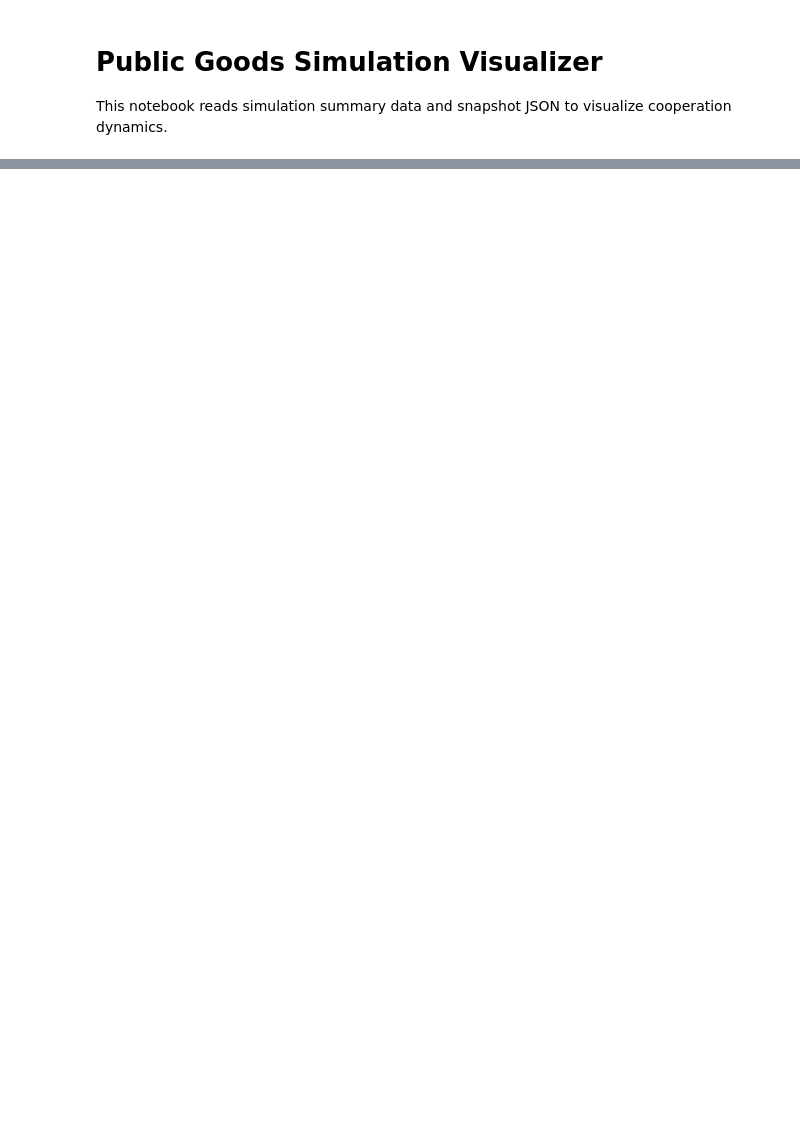
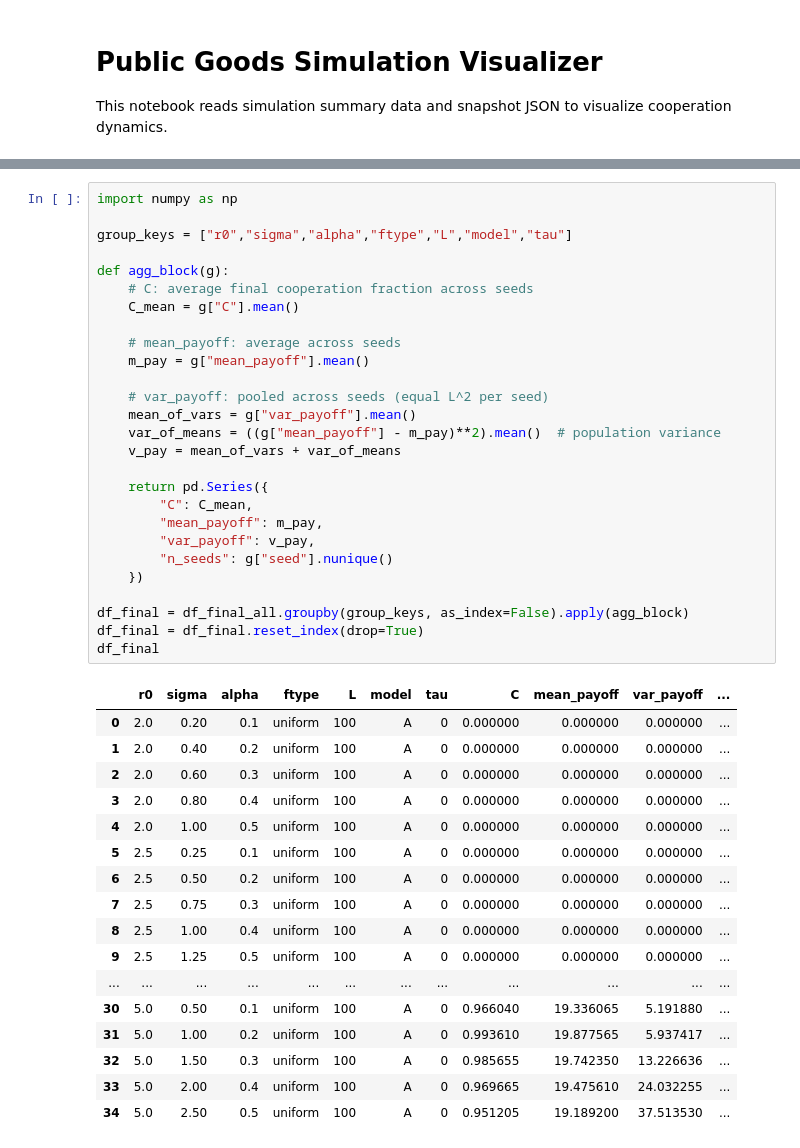
Before and after one commit to artermi/SVT_PGG, a Jupyter notebook: public_goods_visualizer.ipynb, the cells around one changed output, grey strips where cells are left out. Drawn from its saved outputs; the diff is of its cells as text; blank space fills up the shorter version.

```diff
--- a/public_goods_visualizer.ipynb
+++ b/public_goods_visualizer.ipynb
@@ -76,3 +104,48 @@ df_final
+# %%
+import numpy as np
+
+group_keys = ["r0","sigma","alpha","ftype","L","model","tau"]
+
+def agg_block(g):
+    # C: average final cooperation fraction across seeds
+    C_mean = g["C"].mean()
+
+    # mean_payoff: average across seeds
+    m_pay = g["mean_payoff"].mean()
+
+    # var_payoff: pooled across seeds (equal L^2 per seed)
+    mean_of_vars = g["var_payoff"].mean()
+    var_of_means = ((g["mean_payoff"] - m_pay)**2).mean()  # population variance
+    v_pay = mean_of_vars + var_of_means
+
+    return pd.Series({
+        "C": C_mean,
+        "mean_payoff": m_pay,
+        "var_payoff": v_pay,
+        "n_seeds": g["seed"].nunique()
+    })
+
+df_final = df_final_all.groupby(group_keys, as_index=False).apply(agg_block)
+df_final = df_final.reset_index(drop=True)
+df_final
+# %% [output]
+|  | r0 | sigma | alpha | ftype | L | model | tau | C | mean_payoff | var_payoff | ... |
+| 0 | 2.0 | 0.20 | 0.1 | uniform | 100 | A | 0 | 0.000000 | 0.000000 | 0.000000 | ... |
+| 1 | 2.0 | 0.40 | 0.2 | uniform | 100 | A | 0 | 0.000000 | 0.000000 | 0.000000 | ... |
+| 2 | 2.0 | 0.60 | 0.3 | uniform | 100 | A | 0 | 0.000000 | 0.000000 | 0.000000 | ... |
+| 3 | 2.0 | 0.80 | 0.4 | uniform | 100 | A | 0 | 0.000000 | 0.000000 | 0.000000 | ... |
+| 4 | 2.0 | 1.00 | 0.5 | uniform | 100 | A | 0 | 0.000000 | 0.000000 | 0.000000 | ... |
+| 5 | 2.5 | 0.25 | 0.1 | uniform | 100 | A | 0 | 0.000000 | 0.000000 | 0.000000 | ... |
+| 6 | 2.5 | 0.50 | 0.2 | uniform | 100 | A | 0 | 0.000000 | 0.000000 | 0.000000 | ... |
+| 7 | 2.5 | 0.75 | 0.3 | uniform | 100 | A | 0 | 0.000000 | 0.000000 | 0.000000 | ... |
+| 8 | 2.5 | 1.00 | 0.4 | uniform | 100 | A | 0 | 0.000000 | 0.000000 | 0.000000 | ... |
+| 9 | 2.5 | 1.25 | 0.5 | uniform | 100 | A | 0 | 0.000000 | 0.000000 | 0.000000 | ... |
+| ... | ... | ... | ... | ... | ... | ... | ... | ... | ... | ... | ... |
+| 30 | 5.0 | 0.50 | 0.1 | uniform | 100 | A | 0 | 0.966040 | 19.336065 | 5.191880 | ... |
+| 31 | 5.0 | 1.00 | 0.2 | uniform | 100 | A | 0 | 0.993610 | 19.877565 | 5.937417 | ... |
+| 32 | 5.0 | 1.50 | 0.3 | uniform | 100 | A | 0 | 0.985655 | 19.742350 | 13.226636 | ... |
+| 33 | 5.0 | 2.00 | 0.4 | uniform | 100 | A | 0 | 0.969665 | 19.475610 | 24.032255 | ... |
+| 34 | 5.0 | 2.50 | 0.5 | uniform | 100 | A | 0 | 0.951205 | 19.189200 | 37.513530 | ... |
 # %%
 def _arrays(df, x="r0", y1="C", y2="mean_payoff", v2="var_payoff"):
     x = df[x].to_numpy()
```
Also changed, not shown: parts of 5 cells of this notebook, 1 other file.
